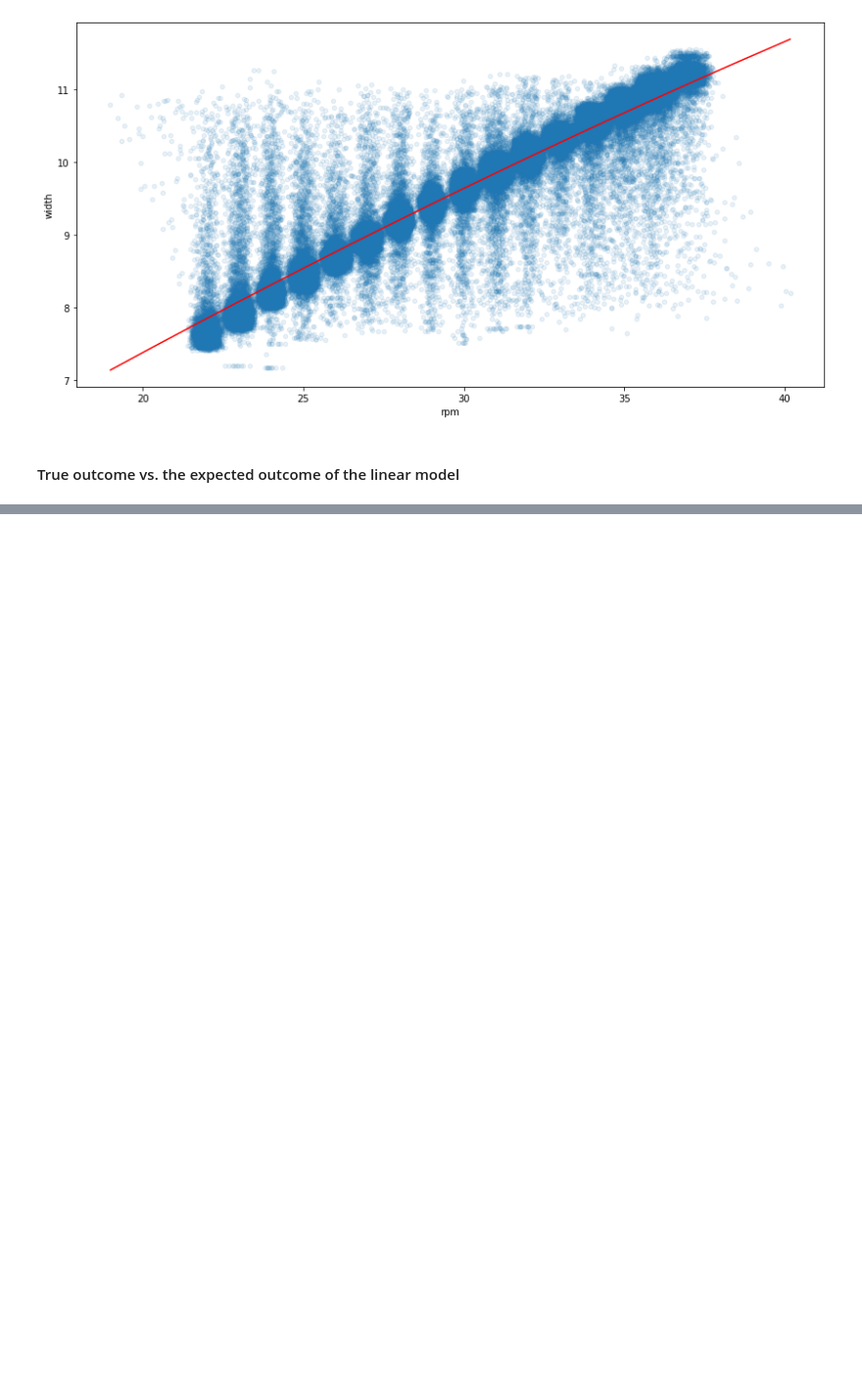
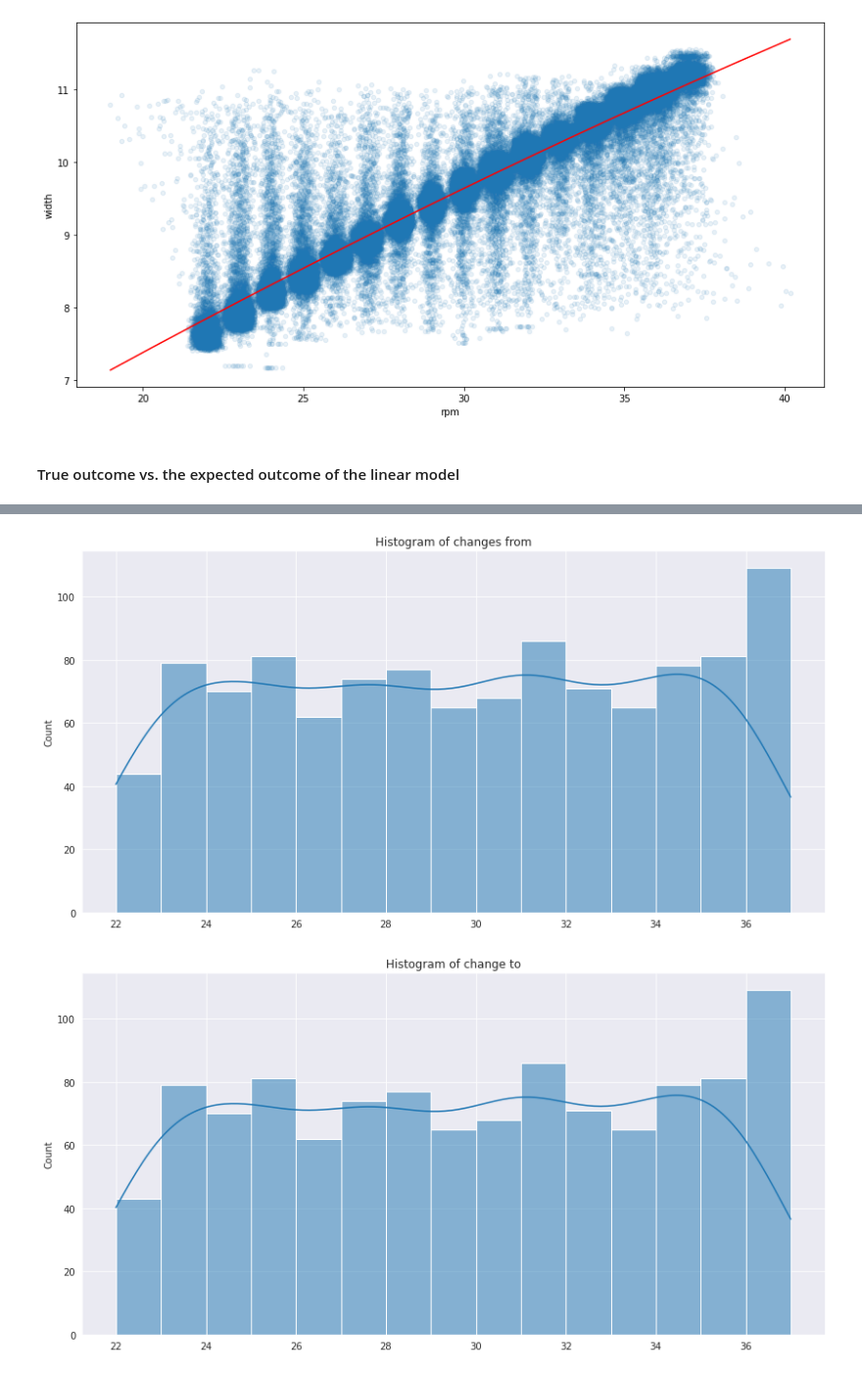
Before and after one commit to joostzaalberg/CEAD_ml, a Jupyter notebook: scripts/petg30gf_groteset_expl.ipynb, the cells around one changed output, grey strips where cells are left out. Shown at 98% size. Cells and saved outputs as stored; diff of their text form; code cells hidden in the pictures; blank space fills up the shorter version.

Commit message:
added sorting for the whole dataset

```diff
--- a/scripts/petg30gf_groteset_expl.ipynb
+++ b/scripts/petg30gf_groteset_expl.ipynb
@@ -321,0 +326,73 @@ vals 8190 and 8300:
+# %%
+# ilustrationg the steps made
+
+df_np = np.array(df_eo)
+# shape = (113895, 15)
+# print(df_np[0,:])
+
+# print(df_eo)
+
+df_np_cols = ['time', 'width', 'rpm', 'rpm_sp', 'torque',              # 0 to 4
+              'hz1', 'hz1_sp', 'hz2', 'hz2_sp', 'hz3',                 # 5 to 9
+              'hz3_sp', 'hz4', 'hz4_sp', 'exp_width', 'exp_width_sp']  # 10 to 14
+
+# getting the right rpm data from the dataset
+chng_idx  = df_np[:-1, 3] != df_np[1:, 3]
+chng_from = df_np[:-1,3][chng_idx]
+chng_to   = df_np[1:,3][chng_idx]
+chng_step = chng_to - chng_from
+
+# histograms of the from/to/step rpms
+sns.histplot(chng_from, binwidth=1, kde=True)
+plt.title('Histogram of changes from')
+plt.show()
+# ---
+sns.histplot(chng_to, binwidth=1, kde=True)
+plt.title('Histogram of change to')
+plt.show()
+# ---
+sns.histplot(chng_step, binwidth=1, kde=True)
+plt.title('Histogram of change steps')
+plt.show()
+
+# making the from/to heatmap
+min_rpm = min(chng_to)
+max_rpm = max(chng_to)
+
+matrix_size = int(max_rpm - min_rpm + 1)
+from_to_matrix = np.zeros((matrix_size, matrix_size))
+missing_matrix = np.zeros((matrix_size, matrix_size))
+
+# using nice ticks in the heatmap
+ticks = np.linspace(min_rpm, max_rpm, matrix_size)
+ticks = ticks.astype('int')
+size_ticks = np.linspace(0, matrix_size-1, matrix_size)+.5
+
+for i, j in zip(chng_from, chng_to):
+    from_to_matrix[int(i - min_rpm), int(j-min_rpm)] += 1
+    missing_matrix[int(i - min_rpm), int(j-min_rpm)] = 1
+
+# plotting the heatmap, annotated the number of occurences inside
+ax = sns.heatmap(from_to_matrix, linewidth=0.5, annot=True)
+plt.title('from-to counter matrix')
+plt.ylabel('rpm from')
+plt.xlabel('rpm to')
+plt.text(2.2, 9.8, 'negetive jumps' , fontsize=20, color='cyan', weight='bold')
+plt.text(9.2, 3.8, 'positive jumps' , fontsize=20, color='cyan', weight='bold')
+plt.xticks(size_ticks, ticks)
+plt.yticks(size_ticks, ticks)
+plt.show()
+
+# clearly showing the missing jumps.
+ax = sns.heatmap(missing_matrix, linewidth=0.5)
+plt.title('missing steps matrix matrix')
+plt.ylabel('rpm from')
+plt.xlabel('rpm to')
+plt.text(2.2, 9.8, 'negetive jumps' , fontsize=20)
+plt.text(9.2, 3.8, 'positive jumps' , fontsize=20)
+plt.xticks(size_ticks, ticks)
+plt.yticks(size_ticks, ticks)
+plt.show()
+# %% [output]
+[figure, added]
+[figure, added]
```
Also changed, not shown: parts of 7 cells of this notebook.
